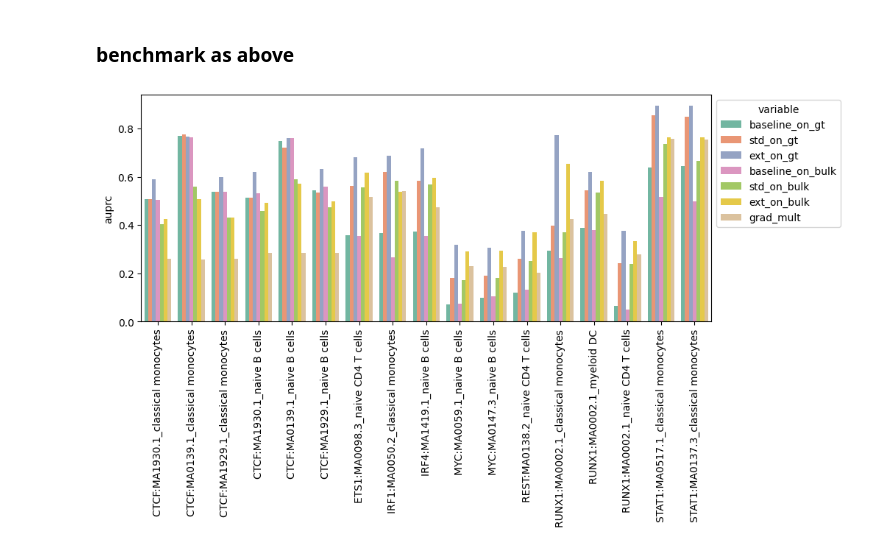
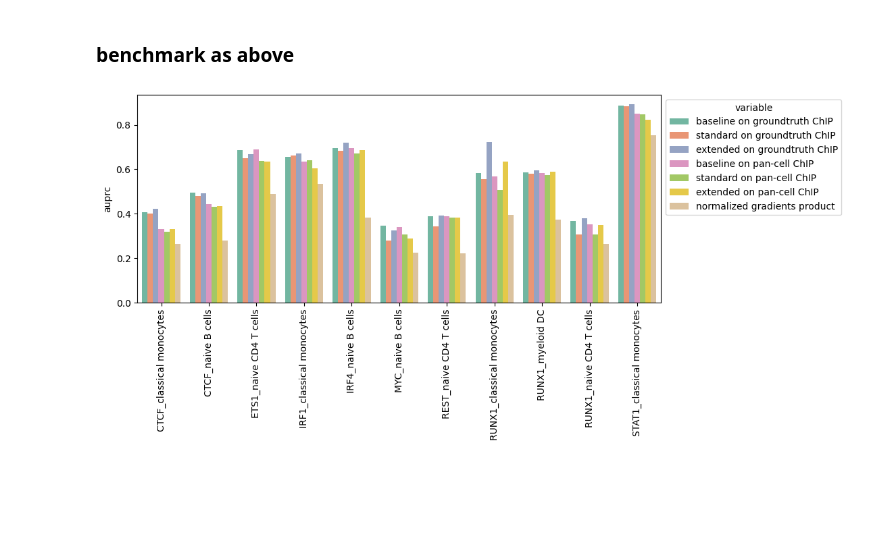
Before and after one commit to Cai-fx/seqMAE, a Jupyter notebook: tutorials/pbmc_10k/trials/TFs_scb_pretrain_intercept_scaled/benchmark.ipynb, the cells around one changed output. Saved outputs shown, nothing was run; the diff lists cells and outputs as text; code cells hidden in the pictures; blank space fills up the shorter version.

```diff
--- a/tutorials/pbmc_10k/trials/TFs_scb_pretrain_intercept_scaled/benchmark.ipynb
+++ b/tutorials/pbmc_10k/trials/TFs_scb_pretrain_intercept_scaled/benchmark.ipynb
@@ -383,13 +221,46 @@ res = pd.concat([auprc_baseline_on_gt, auprc_std_on_gt, auprc_ext_on_gt,
+# %%
+scale_factor = 1
+bm_baseline_prod_scaled = build_prod_scaled_model(metrics=[act_pval, celltype_specific_SpearmanR], trainOn='gt')
+bm_std_prod_scaled = build_prod_scaled_model(metrics=[act_pval, celltype_specific_SpearmanR, gradSeq*scale_factor, gradTF*scale_factor], trainOn='gt')
+bm_extended_prod_scaled = build_prod_scaled_model(metrics=[act_pval, celltype_specific_SpearmanR, peak_emb, gradTF*scale_factor], trainOn='gt')
+
+bm_baseline_noisy_prod_scaled = build_prod_scaled_model(metrics=[act_pval, celltype_specific_SpearmanR], trainOn='chip_bulk')
+bm_std_noisy_prod_scaled = build_prod_scaled_model(metrics=[act_pval, celltype_specific_SpearmanR, gradSeq*scale_factor, gradTF*scale_factor], trainOn='chip_bulk')
+
+bm_grads_noisy_prod_scaled = build_prod_scaled_model(metrics=[gradSeq*scale_factor, gradTF*scale_factor], trainOn='chip_bulk')
+bm_extended_noisy_prod_scaled = build_prod_scaled_model(metrics=[act_pval, celltype_specific_SpearmanR, peak_emb, gradTF*scale_factor], trainOn='chip_bulk')
+# %%
+bm_to_plot_dict = {
+    "baseline on groundtruth ChIP": bm_baseline_prod_scaled,
+    "standard on groundtruth ChIP": bm_std_prod_scaled,
+    "extended on groundtruth ChIP": bm_extended_prod_scaled,
+
+
+    "baseline on pan-cell ChIP": bm_baseline_noisy_prod_scaled,
+    "standard on pan-cell ChIP": bm_std_noisy_prod_scaled,
+    "extended on pan-cell ChIP": bm_extended_noisy_prod_scaled,
+
+    "normalized gradients product": bm_grads_prod_scale,
+
+    # "linger": bm_linger
+                    }
+# %%
+y_pred_auprc = scbm.utils.get_auprc_cross_tfs(bm_to_plot_dict, df_gt=df_gt)
+auprc_cross_peak = scbm.utils.get_auprc_cross_peaks(bm_to_plot_dict, df_gt=df_gt)
+# %%
+res_old = auprc_cross_peak
+res_old['tf_ct'] = auprc_cross_peak.index
+res_plot = res_old.melt(
+    value_vars=[c for c in res_old.columns if c != "tf_ct"],
+    id_vars=['tf_ct'])
 # %%
-res['tf:mm_ct'] = res.index
-res_plot = res.melt(
-            value_vars=[c for c in res.columns if c != "tf:mm_ct"],
-            id_vars=['tf:mm_ct'])
 fig, ax = plt.subplots(figsize=(10, 4))
-sns.barplot(data=res_plot, x = "tf:mm_ct", y="value", hue='variable', palette="Set2", ax=ax)
+sns.barplot(data=res_plot, x = "tf_ct", y="value",
+            hue='variable',
+            palette="Set2", ax=ax)
 ax.set_xlabel("")
 ax.set_ylabel("auprc")
 ax.tick_params(axis='x', rotation=90)
 sns.move_legend(ax, "upper left", bbox_to_anchor=(1, 1))
 # %% [output]
-[figure, old version]
+[figure, new version]
```
Also changed, not shown: parts of 36 cells of this notebook, 3 other files.
